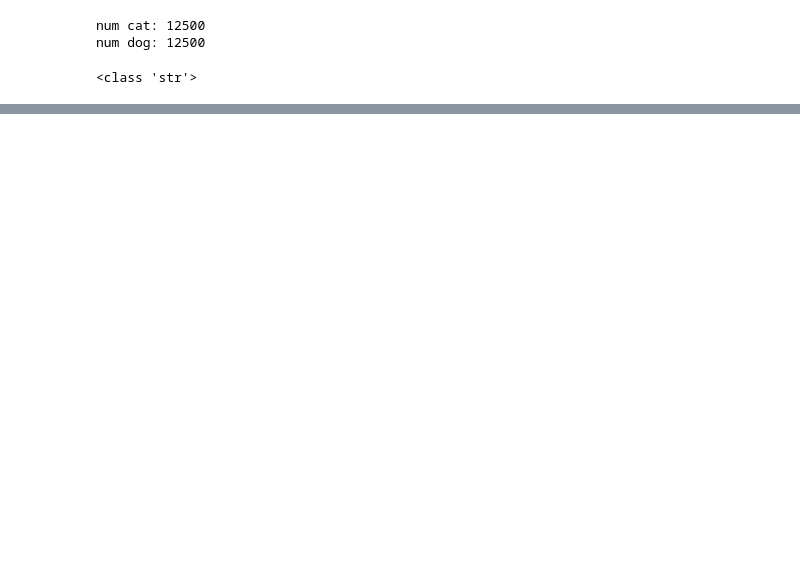
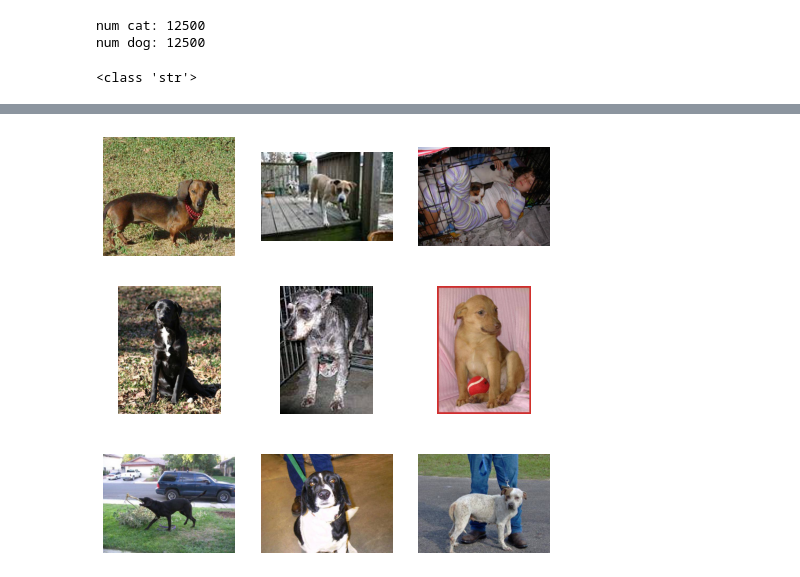
Before and after one commit to TINGWEIJING/dataset-inference, a Jupyter notebook: notebooks/generate_dogs-vs-cats.ipynb, the cells around one changed output, grey strips where cells are left out. Cells and saved outputs as stored; diff of their text form; code cells hidden in the pictures; blank space fills up the shorter version.

```diff
--- a/notebooks/generate_dogs-vs-cats.ipynb
+++ b/notebooks/generate_dogs-vs-cats.ipynb
@@ -51,0 +95,7 @@ for img_path in dog_img_paths:
+# %%
+# collect images
+all_cat_img_paths = list(DVC_ALL_CAT_DIR_PATH.iterdir())
+all_dog_img_paths = list(DVC_ALL_DOG_DIR_PATH.iterdir())
+
+print(f"num cat: {len(all_cat_img_paths)}")
+print(f"num dog: {len(all_dog_img_paths)}")
@@ -51,0 +105,16 @@ for img_path in dog_img_paths:
+# %%
+result = train_test_split(
+    all_cat_img_paths,
+    test_size=0.2,
+    random_state=42,
+    shuffle=True
+)
+train_cat_img_paths, test_cat_img_paths = result
+
+result = train_test_split(
+    all_dog_img_paths,
+    test_size=0.2,
+    random_state=42,
+    shuffle=True
+)
+train_dog_img_paths, test_dog_img_paths = result
@@ -51,0 +201,12 @@ for img_path in dog_img_paths:
+# %%
+figure = plt.figure(figsize=(8, 8))
+cols, rows = 3, 3
+for i in range(cols * rows):
+    img = image.imread(train_dog_img_paths[i])
+    figure.add_subplot(rows, cols, i+1)
+    plt.axis("off")
+    plt.imshow(img)
+
+plt.show()
+# %% [output]
+[figure, added]
```
Also changed, not shown: parts of 11 cells of this notebook, 32 other files.
